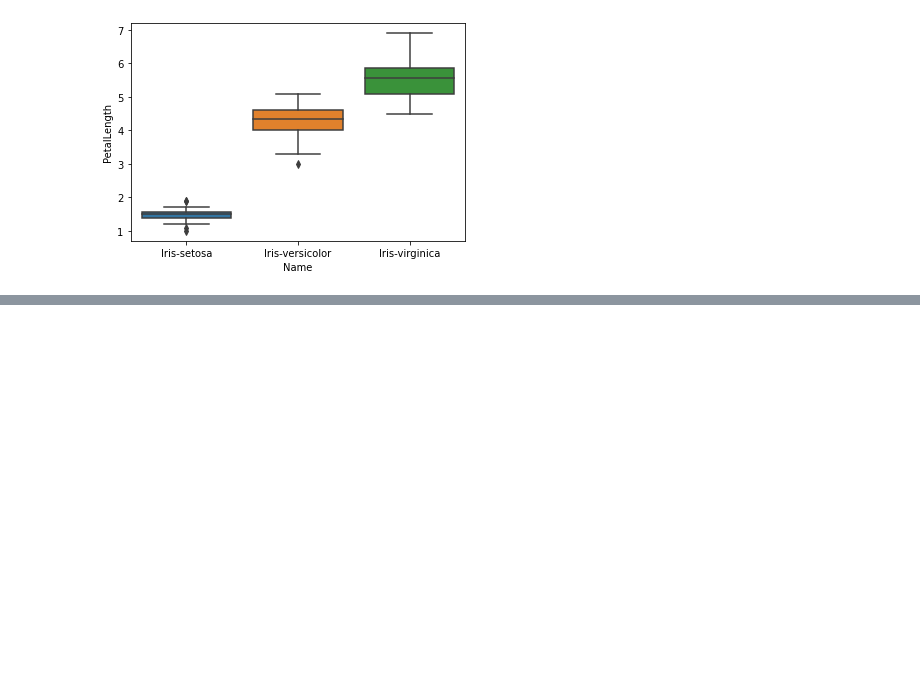
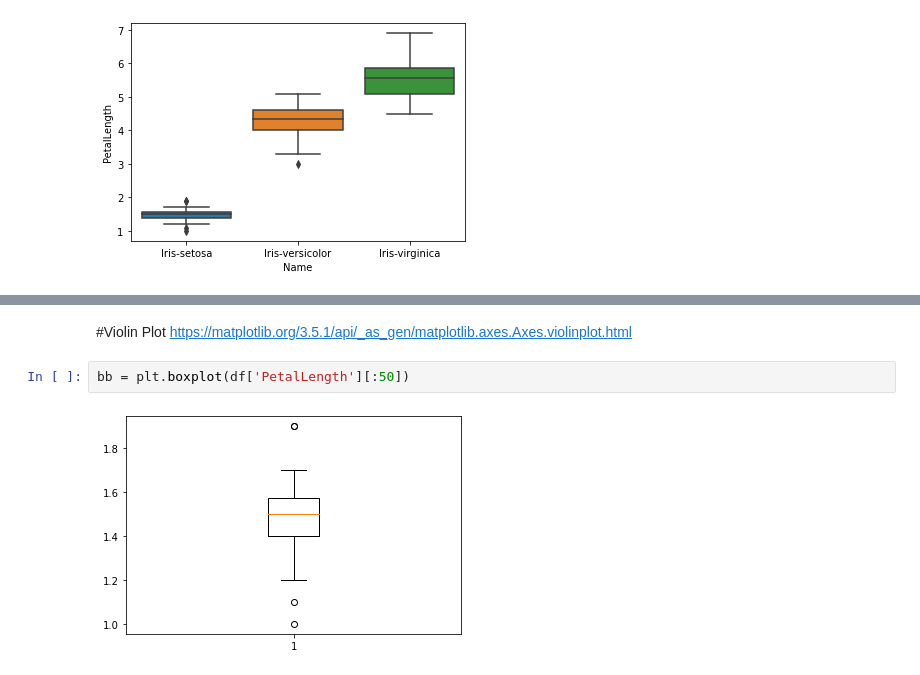
Before and after one commit to chuangchai49097/data_viz_2022, a Jupyter notebook: DataViz02_Data_Distribution.ipynb, the cells around one changed output, grey strips where cells are left out. Drawn from its saved outputs; the diff is of its cells as text; blank space fills up the shorter version.

```diff
--- a/DataViz02_Data_Distribution.ipynb
+++ b/DataViz02_Data_Distribution.ipynb
@@ -346,0 +393,7 @@ sns.boxplot(x='Name', y='PetalLength', data=df)
+# %% [markdown]
+#Violin Plot
+https://matplotlib.org/3.5.1/api/_as_gen/matplotlib.axes.Axes.violinplot.html
+# %%
+bb = plt.boxplot(df['PetalLength'][:50])
+# %% [output]
+[figure, added]
```
Also changed, not shown: parts of 15 cells of this notebook.
